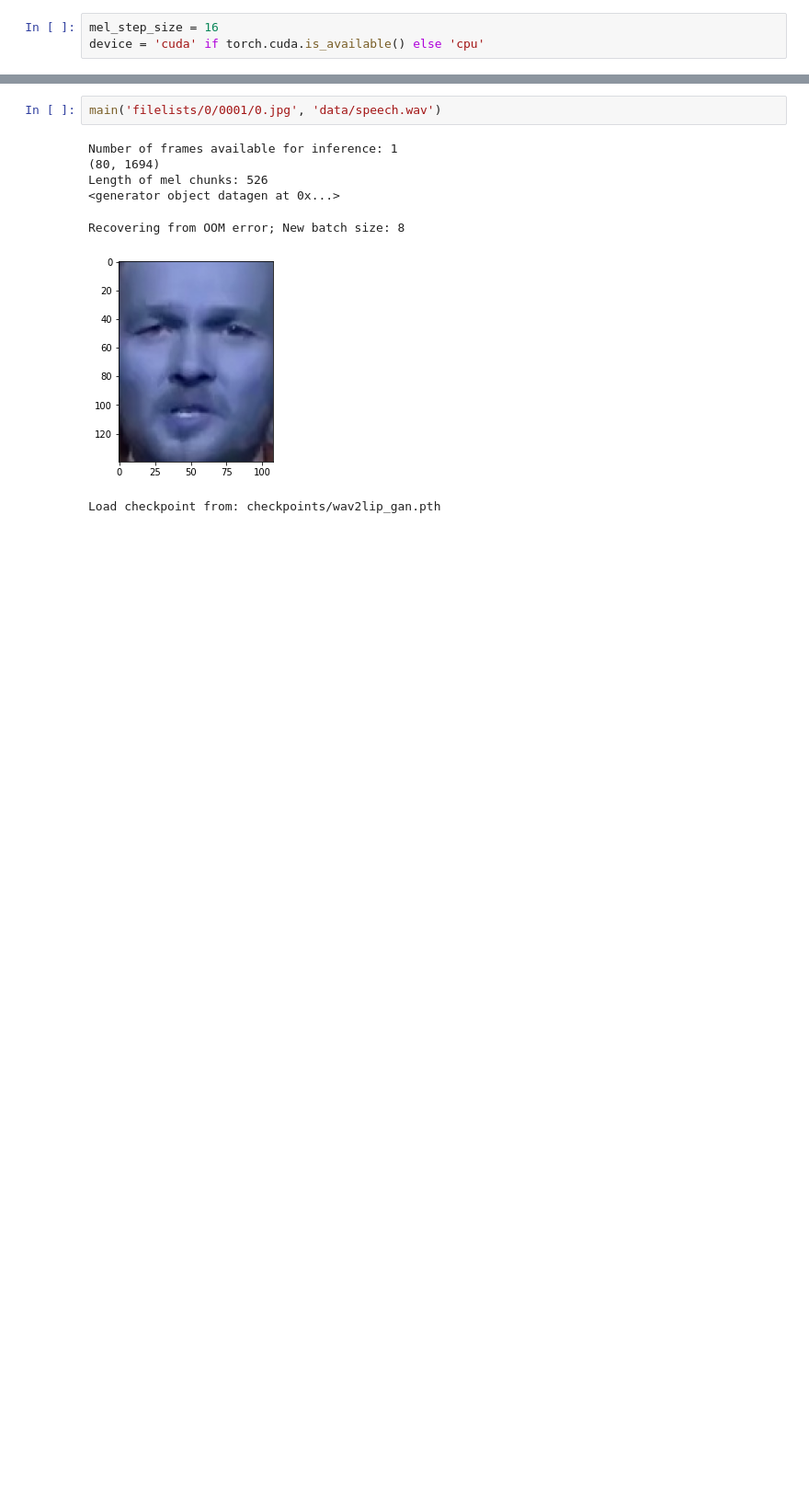
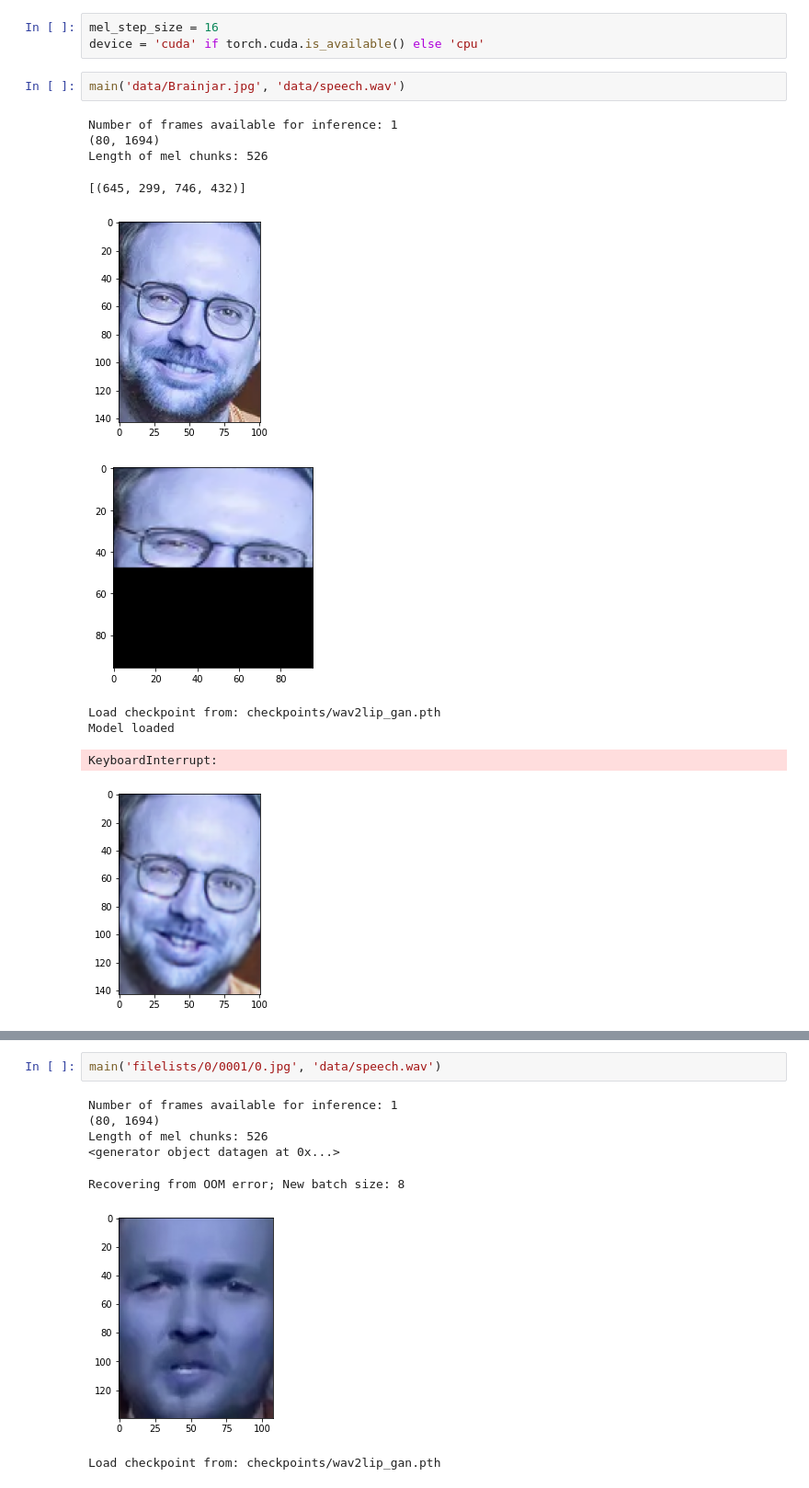
Before and after one commit to YoriVerbist/Wav2Lip, a Jupyter notebook: Test Face Detection.ipynb, the cells around one changed output, grey strips where cells are left out. Shown: that part at 92% size. Cells and saved outputs as stored; diff of their text form; blank space fills up the shorter version.

Commit message:
Changes to check if face is always correctly found

```diff
--- a/Test Face Detection.ipynb
+++ b/Test Face Detection.ipynb
@@ -236,6 +236,19 @@ def main(face, audiof, resize_factor=0):
 # %%
 mel_step_size = 16
 device = 'cuda' if torch.cuda.is_available() else 'cpu'
+# %%
+main('data/Brainjar.jpg', 'data/speech.wav')
+# %% [output]
+Number of frames available for inference: 1
+(80, 1694)
+Length of mel chunks: 526
+[(645, 299, 746, 432)]
+[figure, added]
+[figure, added]
+Load checkpoint from: checkpoints/wav2lip_gan.pth
+Model loaded
+KeyboardInterrupt:
+[figure, added]
 # %%
 main('data/Deevid.jpg', 'data/speech.wav')
 # %% [output]
```
Also changed, not shown: parts of 5 cells of this notebook, 3 other files.
